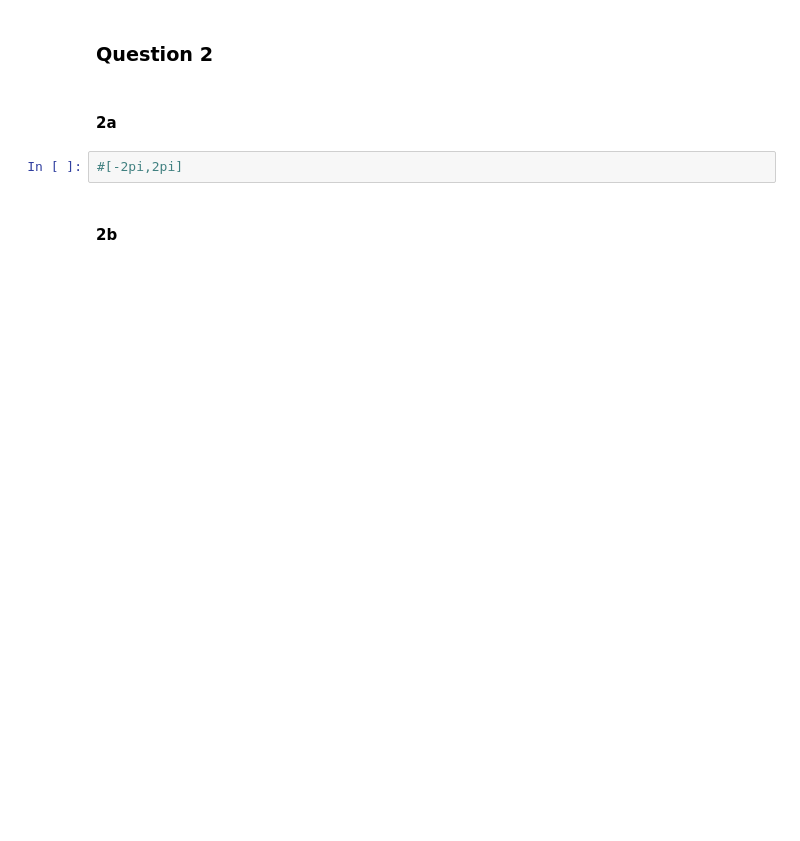
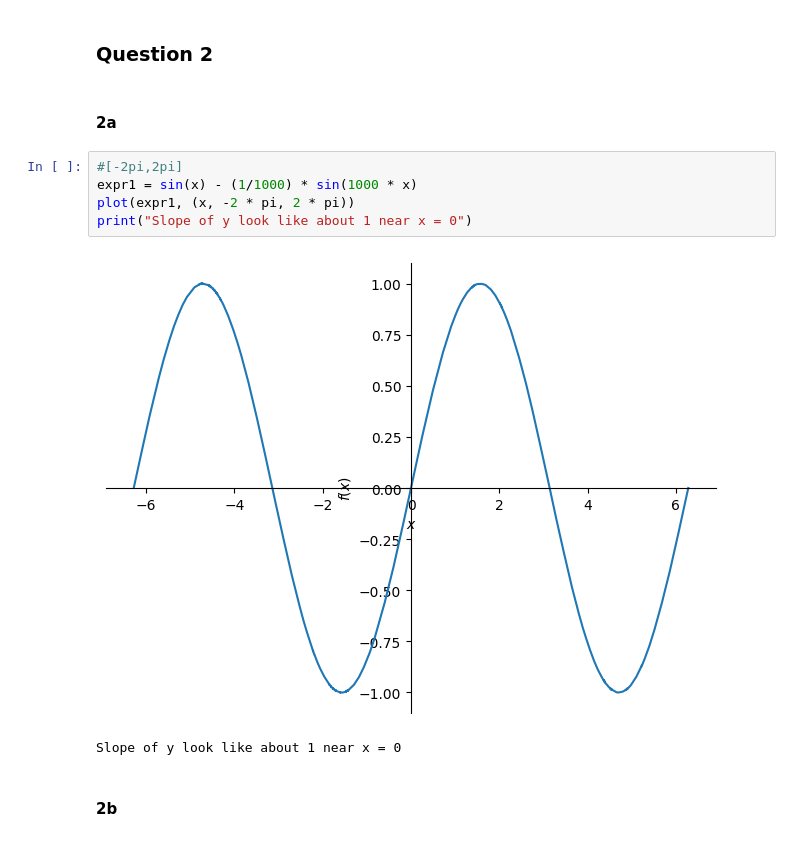
Before and after one commit to kleithegreat/second-brain, a Jupyter notebook: tamu/MATH 151/repos/Python Lab 4/Lab4temp_151_22C.ipynb, the cells around one changed output. Saved outputs shown, nothing was run; the diff lists cells and outputs as text; blank space fills up the shorter version.

```diff
--- a/tamu/MATH 151/repos/Python Lab 4/Lab4temp_151_22C.ipynb
+++ b/tamu/MATH 151/repos/Python Lab 4/Lab4temp_151_22C.ipynb
@@ -25,6 +46,12 @@ from sympy.plotting import (plot,plot_parametric)
 #### 2a
 # %%
 #[-2pi,2pi]
+expr1 = sin(x) - (1/1000) * sin(1000 * x)
+plot(expr1, (x, -2 * pi, 2 * pi))
+print("Slope of y look like about 1 near x = 0")
+# %% [output]
+[figure, added]
+Slope of y look like about 1 near x = 0
 # %% [markdown]
 #### 2b
 # %%
```
Also changed, not shown: parts of 13 cells of this notebook, 1 other file.
